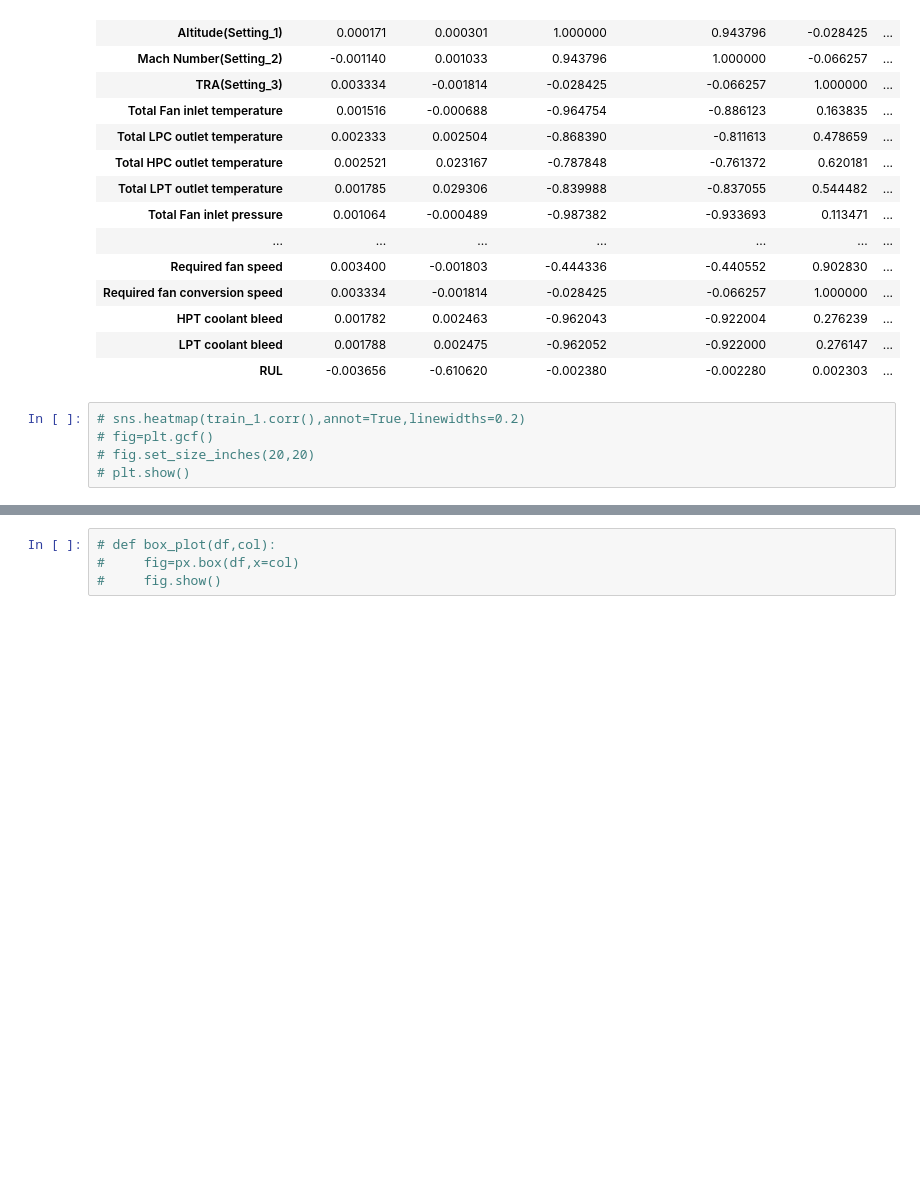
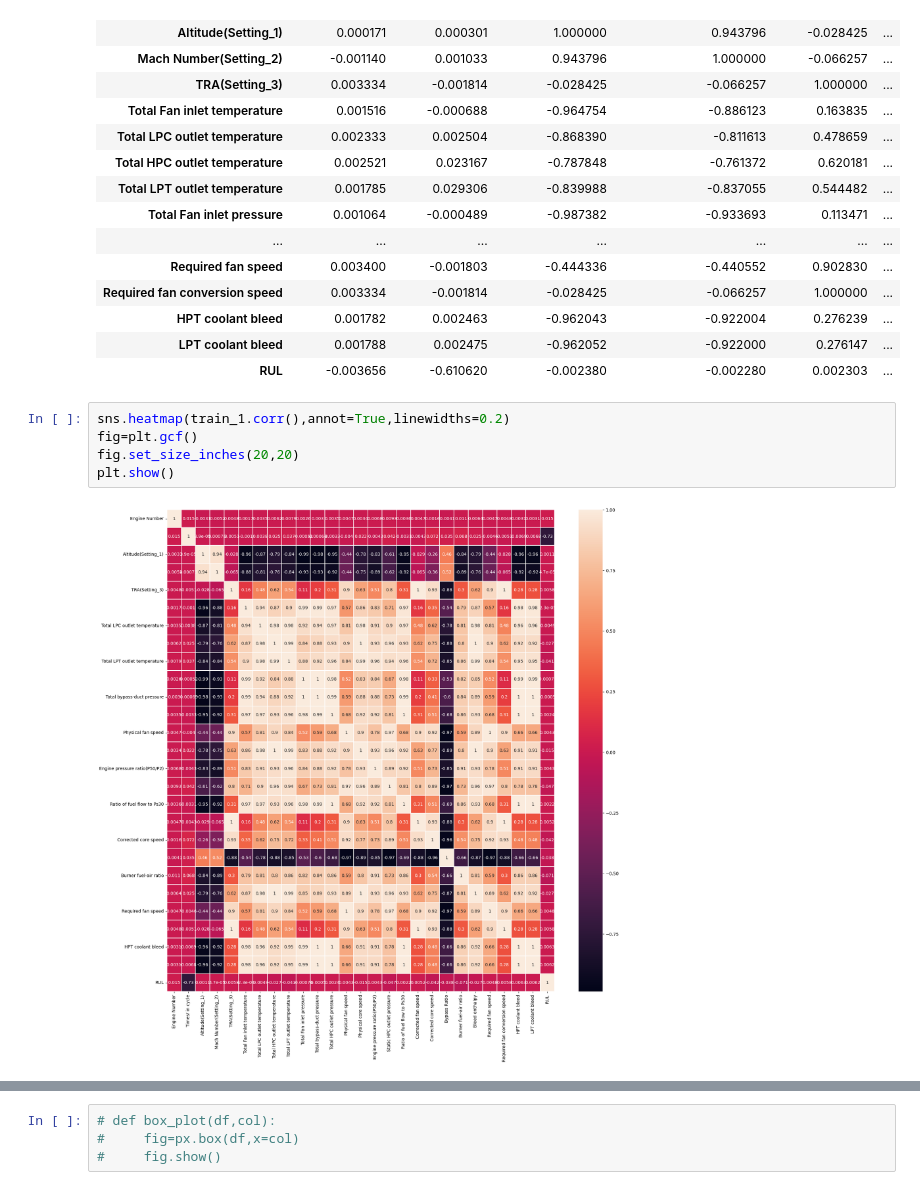
Before and after one commit to suzalkachhadiya/Data, a Jupyter notebook: rul-jet-engine.ipynb, the cells around one changed output, grey strips where cells are left out. Saved outputs shown, nothing was run; the diff lists cells and outputs as text; blank space fills up the shorter version.

```diff
--- a/rul-jet-engine.ipynb
+++ b/rul-jet-engine.ipynb
@@ -456,8 +456,10 @@ display(train_2.corr())
 | LPT coolant bleed | 0.001788 | 0.002475 | -0.962052 | -0.922000 | 0.276147 | ... |
 | RUL | -0.003656 | -0.610620 | -0.002380 | -0.002280 | 0.002303 | ... |
 # %%
-# sns.heatmap(train_1.corr(),annot=True,linewidths=0.2)
-# fig=plt.gcf()
-# fig.set_size_inches(20,20)
-# plt.show()
+sns.heatmap(train_1.corr(),annot=True,linewidths=0.2)
+fig=plt.gcf()
+fig.set_size_inches(20,20)
+plt.show()
+# %% [output]
+[figure, added]
 # %%
```
Also changed, not shown: parts of 55 cells of this notebook.
